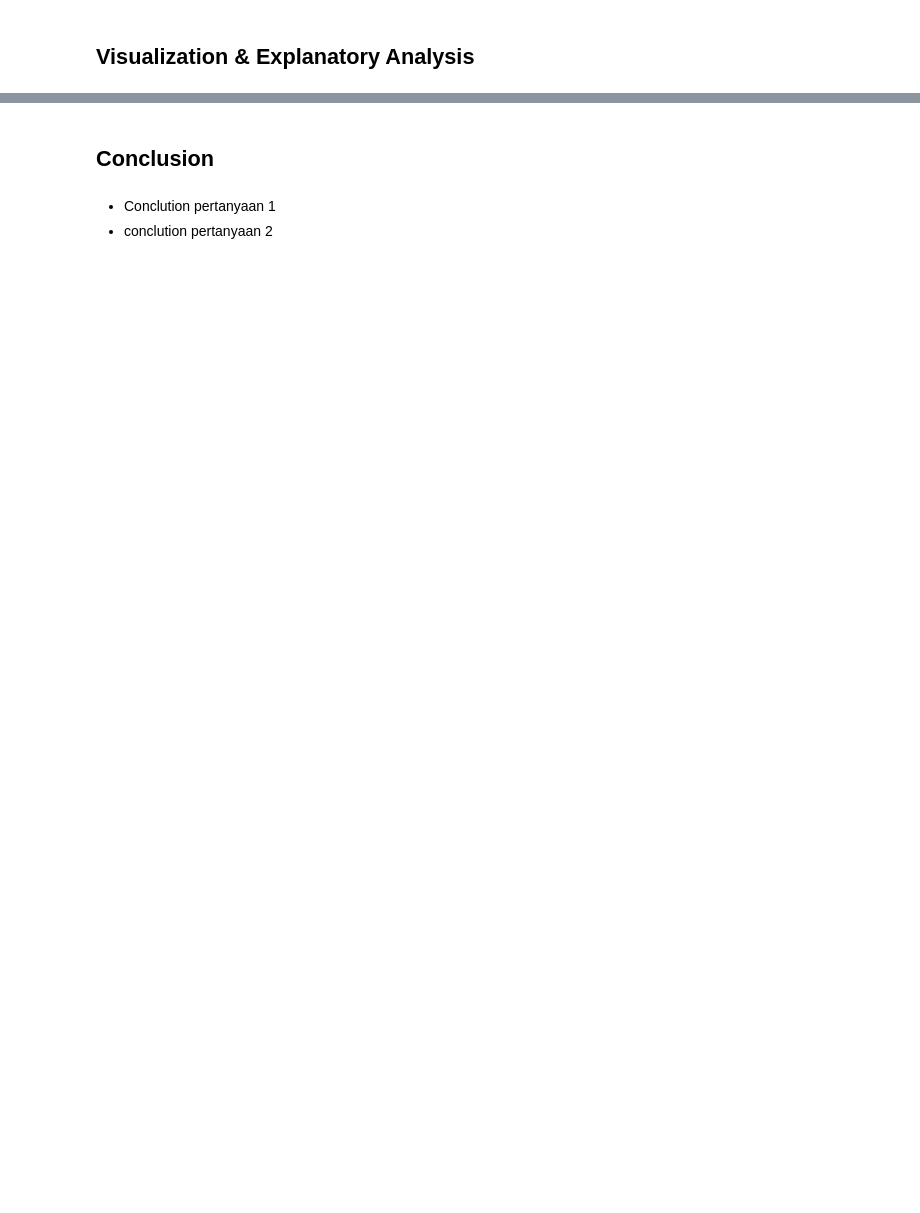
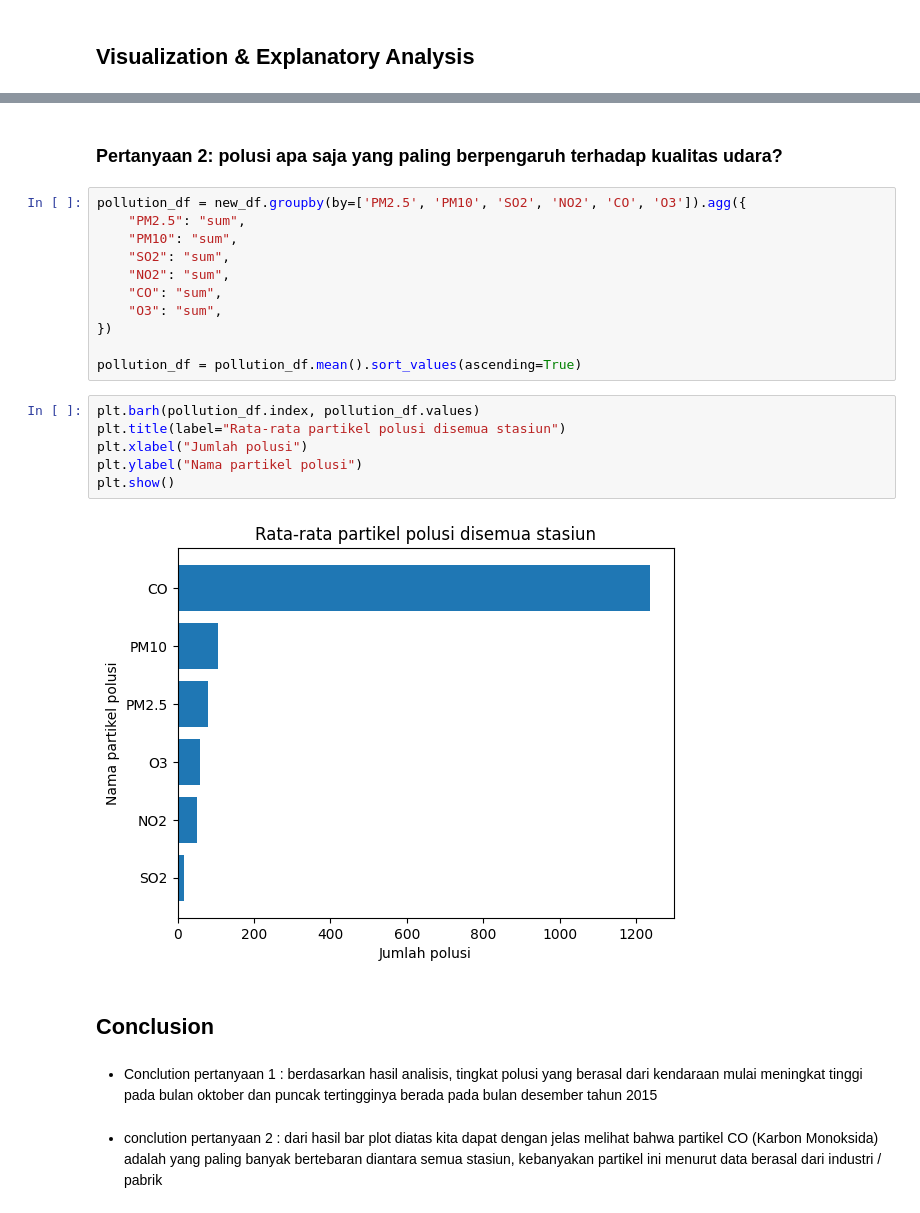
Before and after one commit to rezaafaisal/air-quality-analytics, a Jupyter notebook: notebook.ipynb, the cells around one changed output, grey strips where cells are left out. Drawn from its saved outputs; the diff is of its cells as text; blank space fills up the shorter version.

```diff
--- a/notebook.ipynb
+++ b/notebook.ipynb
@@ -351,5 +299,29 @@ max       13.200000
+# %% [markdown]
+### Pertanyaan 2: polusi apa saja yang paling berpengaruh terhadap kualitas udara?
+# %%
+pollution_df = new_df.groupby(by=['PM2.5', 'PM10', 'SO2', 'NO2', 'CO', 'O3']).agg({
+    "PM2.5": "sum",
+    "PM10": "sum",
+    "SO2": "sum",
+    "NO2": "sum",
+    "CO": "sum",
+    "O3": "sum",
+})
+
+pollution_df = pollution_df.mean().sort_values(ascending=True)
+# %%
+plt.barh(pollution_df.index, pollution_df.values)
+plt.title(label="Rata-rata partikel polusi disemua stasiun")
+plt.xlabel("Jumlah polusi")
+plt.ylabel("Nama partikel polusi")
+plt.show()
+# %% [output]
+[figure, added]
 # %% [markdown]
 ## Conclusion
-# %% [markdown]
-- Conclution pertanyaan 1
-- conclution pertanyaan 2
+# %% [markdown]
+- Conclution pertanyaan 1 :
+berdasarkan hasil analisis, tingkat polusi yang berasal dari kendaraan mulai meningkat tinggi pada bulan oktober dan puncak tertingginya berada pada bulan desember tahun 2015
+# %% [markdown]
+- conclution pertanyaan 2 :
+dari hasil bar plot diatas kita dapat dengan jelas melihat bahwa partikel CO (Karbon Monoksida) adalah yang paling banyak bertebaran diantara semua stasiun, kebanyakan partikel ini menurut data berasal dari industri / pabrik
```
Also changed, not shown: parts of 51 cells of this notebook, 1 other file.
